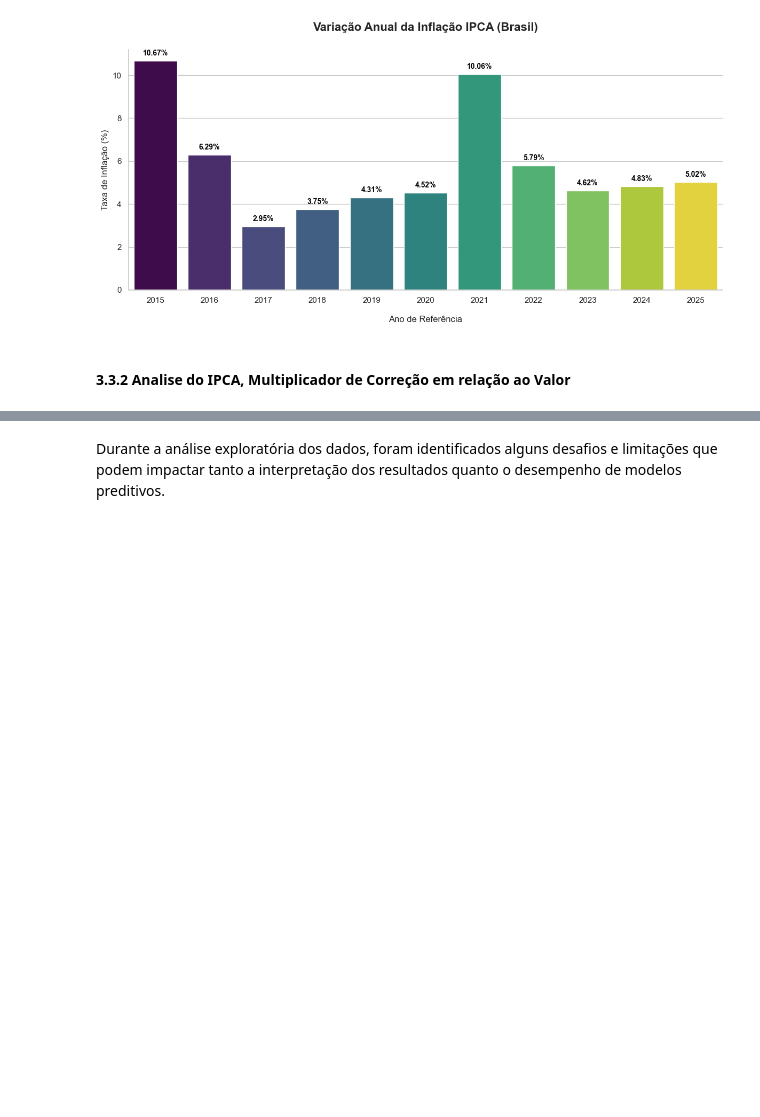
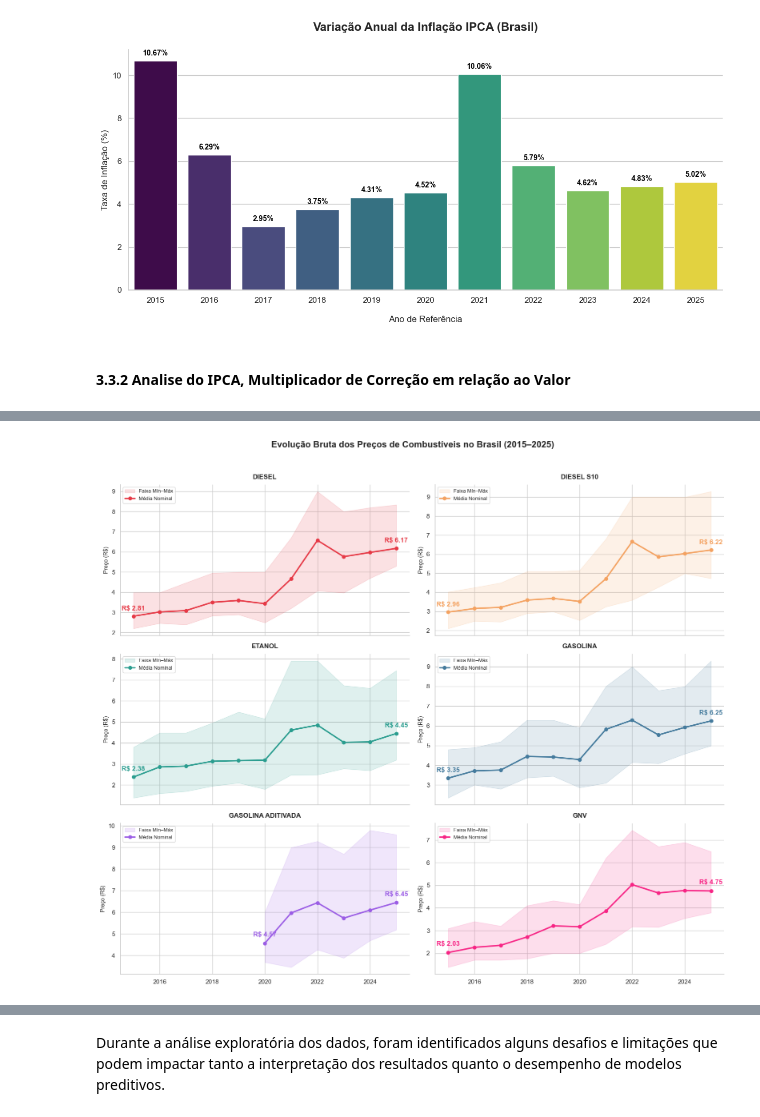
Before and after one commit to LucasCabra7/precos-combustiveis-brasil-2015-2025, a Jupyter notebook: Grupo_4_Análise_Exploratória_e_Modelagem_Preditiva_dos_Preços_de_Combustíveis_no_Brasil_(2015–2025).ipynb, the cells around one changed output, grey strips where cells are left out. Saved outputs shown, nothing was run; the diff lists cells and outputs as text; code cells hidden in the pictures; blank space fills up the shorter version.

```diff
--- a/Grupo_4_Análise_Exploratória_e_Modelagem_Preditiva_dos_Preços_de_Combustíveis_no_Brasil_(2015–2025).ipynb
+++ b/Grupo_4_Análise_Exploratória_e_Modelagem_Preditiva_dos_Preços_de_Combustíveis_no_Brasil_(2015–2025).ipynb
@@ -1140,0 +1477,84 @@ analisador_evolucao_real_vs_nominal.exibir_relatorio_ajustados_pela_inflacao()
+# %%
+
+class VisualizadorEvolucaoTemporalPrecos:
+    def __init__(self, dataframe: pd.DataFrame):
+        self.dataframe = dataframe.copy()
+        self._preparar_dados()
+        self._configurar_estilo()
+
+    def _configurar_estilo(self):
+        sns.set_theme(style="whitegrid")
+        plt.rcParams["axes.titlesize"] = 12
+        plt.rcParams["axes.labelsize"] = 10
+
+    def _preparar_dados(self):
+        if 'Ano' not in self.dataframe.columns:
+            self.dataframe['Data da Coleta'] = pd.to_datetime(
+                self.dataframe['Data da Coleta'], errors='coerce'
+            )
+            self.dataframe['Ano'] = self.dataframe['Data da Coleta'].dt.year
+
+    def _calcular_evolucao(self) -> pd.DataFrame:
+        return (
+            self.dataframe
+            .groupby(['Ano', 'Produto'])['Valor de Venda']
+            .agg(Media='mean', Min='min', Max='max')
+            .round(2)
+            .reset_index()
+        )
+
+    def plotar_evolucao_temporal(self) -> None:
+        print("\n" + "-"*80)
+        print(" EVOLUÇÃO TEMPORAL: PREÇO MÉDIO E AMPLITUDE (MÍN/MÁX)")
+        print("-"*80 + "\n")
+
+        dados = self._calcular_evolucao()
+        produtos = sorted(dados['Produto'].unique())
+        qtd_produtos = len(produtos)
+
+        cores = ['#E63946', '#F4A261', '#2A9D8F', '#457B9D', '#9B5DE5', '#F72585']
+        cols = 2
+        rows = (qtd_produtos + 1) // cols
+        fig, axes = plt.subplots(rows, cols, figsize=(16, rows * 4.5), sharex=True)
+        axes = axes.flatten()
+
+        fig.suptitle('Evolução Bruta dos Preços de Combustíveis no Brasil (2015–2025)',
+                     fontsize=16, fontweight='bold', y=1.02)
+
+        for i, produto in enumerate(produtos):
+            df_p = dados[dados['Produto'] == produto].sort_values('Ano')
+            cor  = cores[i % len(cores)]
+            ax   = axes[i]
+
+            ax.fill_between(df_p['Ano'], df_p['Min'], df_p['Max'],
+                            alpha=0.15, color=cor, label='Faixa Mín–Máx')
+
+            ax.plot(df_p['Ano'], df_p['Media'], marker='o', color=cor,
+                    linewidth=2.5, label='Média Nominal')
+
+            primeiro_ano = df_p.iloc[0]
+            ultimo_ano = df_p.iloc[-1]
+
+            ax.text(primeiro_ano['Ano'], primeiro_ano['Media'] + 0.3, f"R$ {primeiro_ano['Media']:.2f}",
+                    color=cor, fontweight='bold', ha='center')
+            ax.text(ultimo_ano['Ano'], ultimo_ano['Media'] + 0.3, f"R$ {ultimo_ano['Media']:.2f}",
+                    color=cor, fontweight='bold', ha='center')
+
+            ax.set_title(produto, fontweight='bold', pad=10)
+            ax.set_ylabel('Preço (R$)')
+            ax.xaxis.set_major_locator(plt.MaxNLocator(integer=True))
+            ax.legend(fontsize=9, loc='upper left')
+            sns.despine(ax=ax)
+
+        for j in range(qtd_produtos, len(axes)):
+            fig.delaxes(axes[j])
+
+        plt.tight_layout()
+        plt.show()
+
+    def gerar_visualizacoes_completas(self) -> None:
+        self.plotar_evolucao_temporal()
+
+viz_evolucao = VisualizadorEvolucaoTemporalPrecos(dataframe_final)
+viz_evolucao.gerar_visualizacoes_completas()
+# %% [output]
@@ -1140,0 +1564 @@ analisador_evolucao_real_vs_nominal.exibir_relatorio_ajustados_pela_inflacao()
+[figure, added]
```
Also changed, not shown: parts of 25 cells of this notebook.
